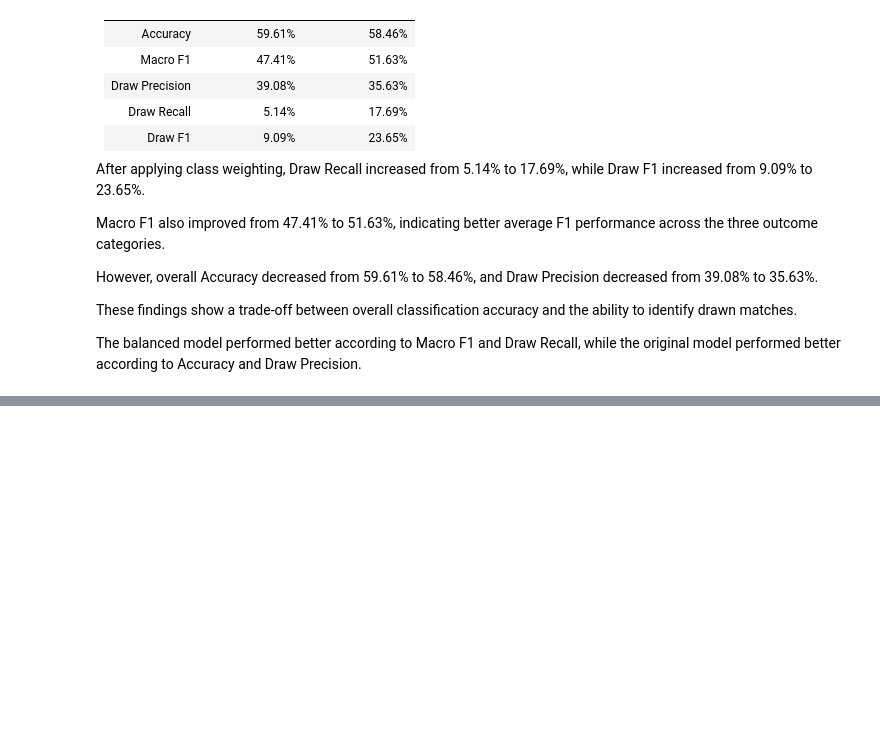
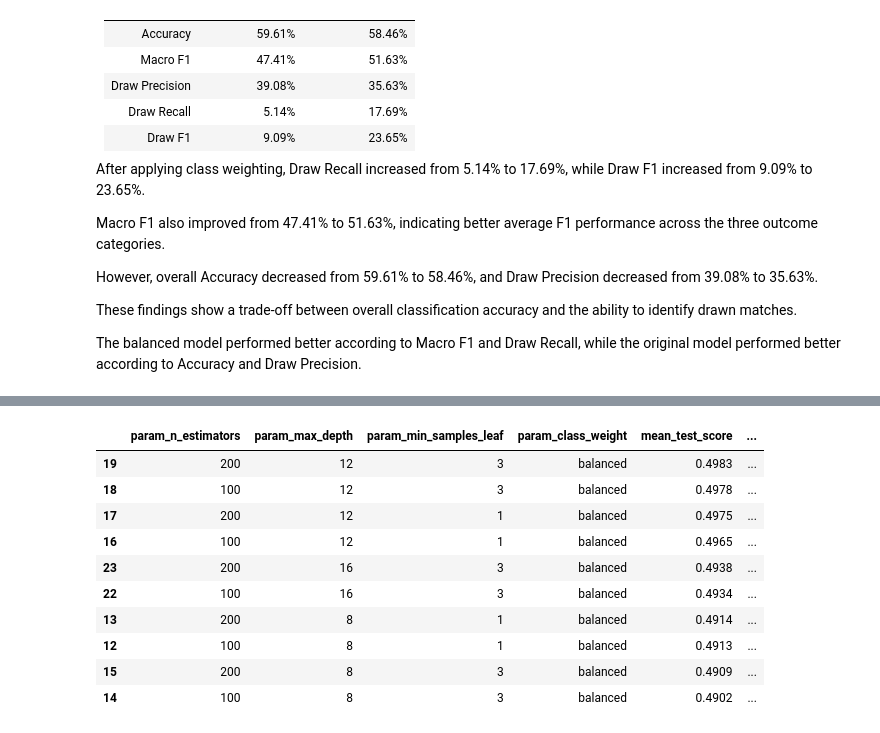
Before and after one commit to MichaelTM15/Sprint-1, a Jupyter notebook: BingquanW/05_RandomForest_WithOdds/RandomForest_WithOdds.ipynb, the cells around one changed output, grey strips where cells are left out. Drawn from its saved outputs; the diff is of its cells as text; code cells hidden in the pictures; blank space fills up the shorter version.

```diff
--- a/BingquanW/05_RandomForest_WithOdds/RandomForest_WithOdds.ipynb
+++ b/BingquanW/05_RandomForest_WithOdds/RandomForest_WithOdds.ipynb
@@ -816,0 +809,74 @@ The balanced model performed better according to Macro F1 and Draw Recall, while
+# %%
+
+from sklearn.ensemble import RandomForestClassifier
+from sklearn.model_selection import GridSearchCV, StratifiedKFold
+from IPython.display import display
+import pandas as pd
+
+# Check the 15 features used in the Odds model
+print("Training features:", X_train_clean.shape[1])
+print("Test features:", X_test.shape[1])
+
+assert X_train_clean.shape[1] == 15
+assert X_test.shape[1] == 15
+
+# Define the hyperparameter grid
+param_grid_odds = {
+    "n_estimators": [100, 200],
+    "max_depth": [8, 12, 16],
+    "min_samples_leaf": [1, 3],
+    "class_weight": [None, "balanced"]
+}
+
+# Three-fold cross-validation
+cv_odds = StratifiedKFold(
+    n_splits=3,
+    shuffle=True,
+    random_state=42
+)
+
+# GridSearchCV
+odds_grid_search = GridSearchCV(
+    estimator=RandomForestClassifier(
+        random_state=42,
+        n_jobs=1
+    ),
+    param_grid=param_grid_odds,
+    scoring="f1_macro",
+    cv=cv_odds,
+    n_jobs=-1,
+    refit=True,
+    verbose=1
+)
+
+# Train using lower-league data only
+odds_grid_search.fit(X_train_clean, y_train_clean)
+
+# Display the best results
+print("\nBest parameters:")
+print(odds_grid_search.best_params_)
+
+print("\nBest Cross-validation Macro F1:")
+print(round(odds_grid_search.best_score_, 4))
+
+# Compare the top parameter combinations
+odds_tuning_results = pd.DataFrame(
+    odds_grid_search.cv_results_
+)
+
+display(
+    odds_tuning_results[
+        [
+            "param_n_estimators",
+            "param_max_depth",
+            "param_min_samples_leaf",
+            "param_class_weight",
+            "mean_test_score",
+            "std_test_score"
+        ]
+    ]
+    .sort_values("mean_test_score", ascending=False)
+    .head(10)
+    .round(4)
+)
+# %% [output]
@@ -816,0 +892,11 @@ The balanced model performed better according to Macro F1 and Draw Recall, while
+|  | param_n_estimators | param_max_depth | param_min_samples_leaf | param_class_weight | mean_test_score | ... |
+| 19 | 200 | 12 | 3 | balanced | 0.4983 | ... |
+| 18 | 100 | 12 | 3 | balanced | 0.4978 | ... |
+| 17 | 200 | 12 | 1 | balanced | 0.4975 | ... |
+| 16 | 100 | 12 | 1 | balanced | 0.4965 | ... |
+| 23 | 200 | 16 | 3 | balanced | 0.4938 | ... |
+| 22 | 100 | 16 | 3 | balanced | 0.4934 | ... |
+| 13 | 200 | 8 | 1 | balanced | 0.4914 | ... |
+| 12 | 100 | 8 | 1 | balanced | 0.4913 | ... |
+| 15 | 200 | 8 | 3 | balanced | 0.4909 | ... |
+| 14 | 100 | 8 | 3 | balanced | 0.4902 | ... |
```
Also changed, not shown: parts of 12 cells of this notebook, 5 other files.
